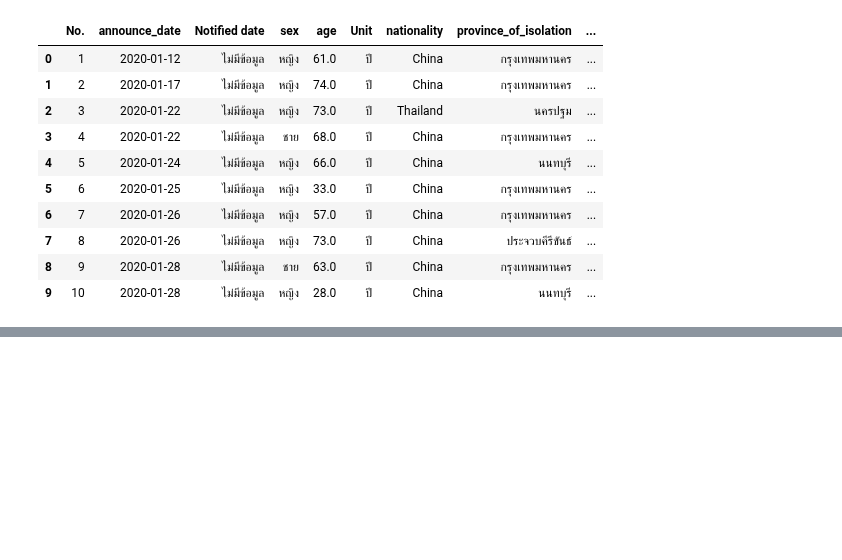
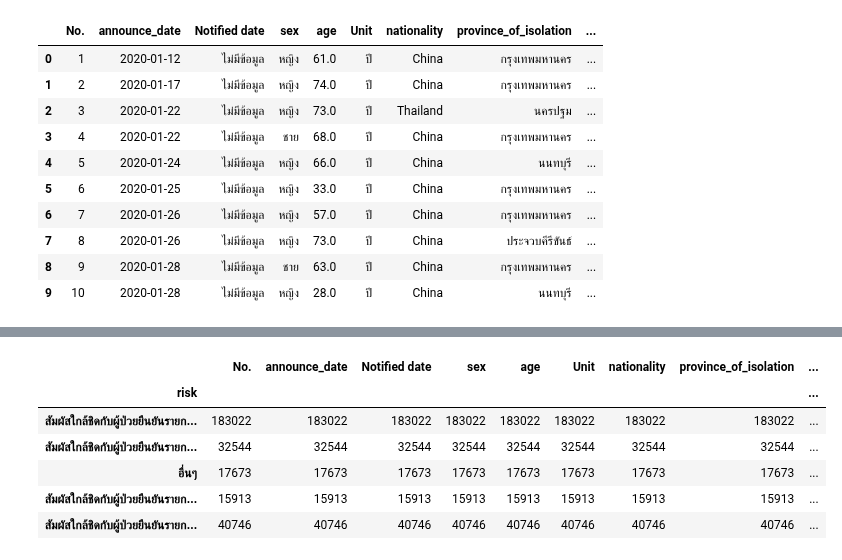
Before and after one commit to kittikhun62/data_viz_2022, a Jupyter notebook: BasicPython&DataViz_midterm2022.ipynb, the cells around one changed output, grey strips where cells are left out. Cells and saved outputs as stored; diff of their text form; code cells hidden in the pictures; blank space fills up the shorter version.

```diff
--- a/BasicPython&DataViz_midterm2022.ipynb
+++ b/BasicPython&DataViz_midterm2022.ipynb
@@ -568,0 +652,17 @@ merge_covid_table.head(10)
+# %%
+p1 = merge_covid_table[merge_covid_table['ภูมิภาค (การท่องเที่ยว)']=='กลาง'].groupby('risk').count().sort_values('No.',ascending=False).iloc[:1,:]
+p2 = merge_covid_table[merge_covid_table['ภูมิภาค (การท่องเที่ยว)']=='ตะวันออก'].groupby('risk').count().sort_values('No.',ascending=False).iloc[:1,:]
+p3 = merge_covid_table[merge_covid_table['ภูมิภาค (การท่องเที่ยว)']=='ตะวันออกเฉียงเหนือ'].groupby('risk').count().sort_values('No.',ascending=False).iloc[:1,:]
+p4 = merge_covid_table[merge_covid_table['ภูมิภาค (การท่องเที่ยว)']=='เหนือ'].groupby('risk').count().sort_values('No.',ascending=False).iloc[:1,:]
+p5 = merge_covid_table[merge_covid_table['ภูมิภาค (การท่องเที่ยว)']=='ใต้'].groupby('risk').count().sort_values('No.',ascending=False).iloc[:1,:]
+# %%
+data_allp = pd.concat([p1,p2,p3,p4,p5])
+data_allp #สรุป
+# %% [output]
+|  | No. | announce_date | Notified date | sex | age | Unit | nationality | province_of_isolation | ... |
+| risk |  |  |  |  |  |  |  |  | ... |
+| สัมผัสใกล้ชิดกับผู้ป่วยยืนยันรายก... | 183022 | 183022 | 183022 | 183022 | 183022 | 183022 | 183022 | 183022 | ... |
+| สัมผัสใกล้ชิดกับผู้ป่วยยืนยันรายก... | 32544 | 32544 | 32544 | 32544 | 32544 | 32544 | 32544 | 32544 | ... |
+| อื่นๆ | 17673 | 17673 | 17673 | 17673 | 17673 | 17673 | 17673 | 17673 | ... |
+| สัมผัสใกล้ชิดกับผู้ป่วยยืนยันรายก... | 15913 | 15913 | 15913 | 15913 | 15913 | 15913 | 15913 | 15913 | ... |
+| สัมผัสใกล้ชิดกับผู้ป่วยยืนยันรายก... | 40746 | 40746 | 40746 | 40746 | 40746 | 40746 | 40746 | 40746 | ... |
```
Also changed, not shown: parts of 32 cells of this notebook.
